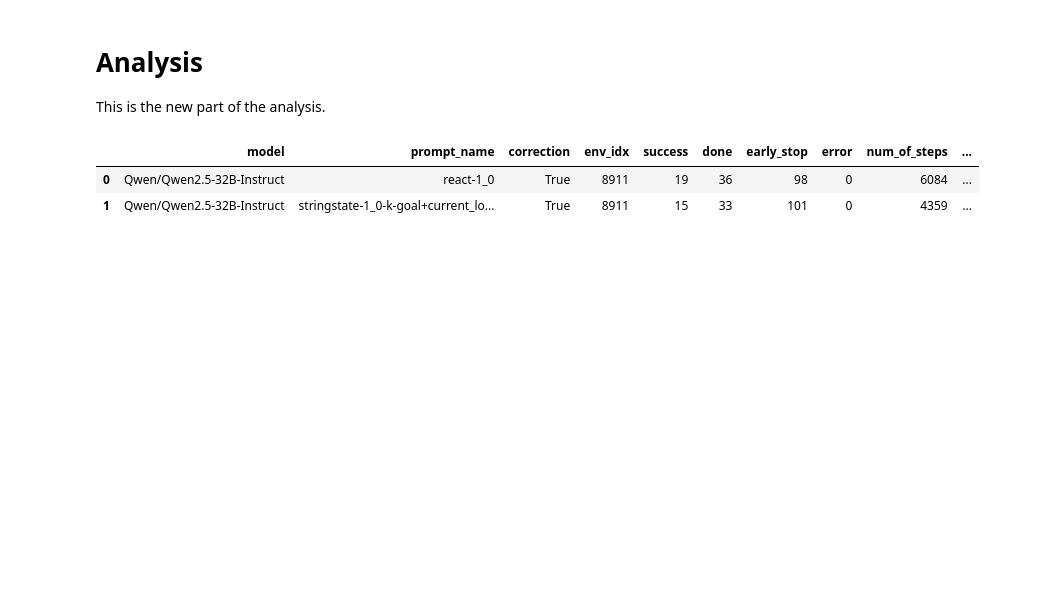
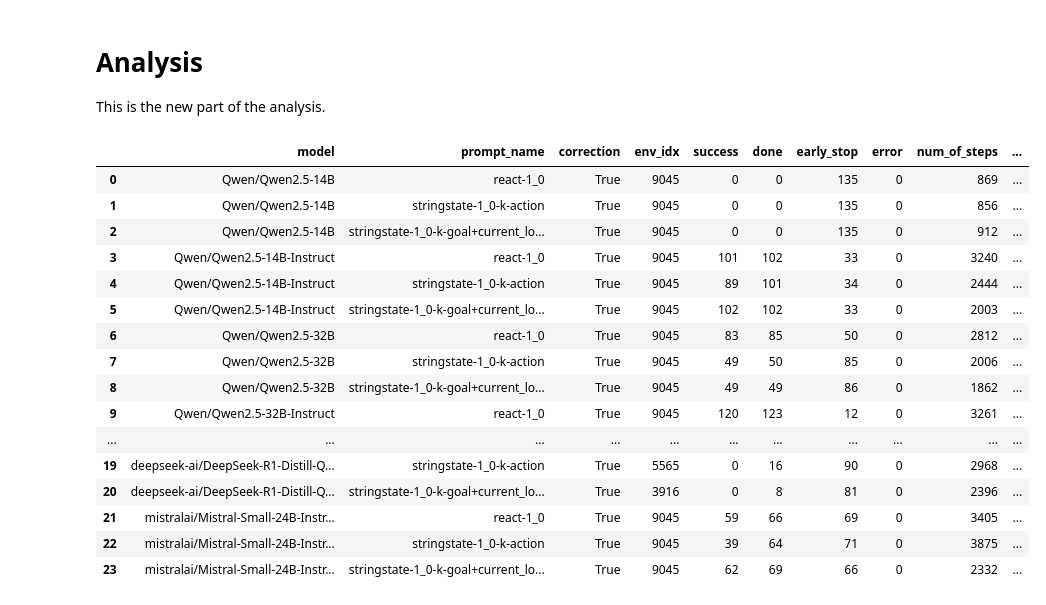
Before and after one commit to ai-nikolai/StateAct, a Jupyter notebook: alfworld_runs/analysis_alfworld_eval_notebook.ipynb, the cells around one changed output. Drawn from its saved outputs; the diff is of its cells as text; code cells hidden in the pictures; blank space fills up the shorter version.

```diff
--- a/alfworld_runs/analysis_alfworld_eval_notebook.ipynb
+++ b/alfworld_runs/analysis_alfworld_eval_notebook.ipynb
@@ -154,23 +62,0 @@ def create_pivot(in_data,variable="success",aggregation_function="sum"):# pivot1
-# %%
-# file_name = "v5_2_eval_main"
-file_name = "v5_eval_correction"
-# file_name = "v5_eval"
-# file_name = "v5_3_eval"
-# file_name = "v5_3_eval_16K"
-# file_name = "v5_3_test"
-
-
-
-
-# new_eval = load_data("v4_0_0_eval")
-new_eval = load_data(file_name)
-# new_eval.head()
-
-x,y = analyse_data_old(new_eval)
-y.to_csv(f"{file_name}_scores.csv",sep="&",index=False, float_format='%.2f')
-
-x.head()
-# %% [output]
-|  | model | prompt_name | correction | env_idx | success | done | early_stop | error | num_of_steps | ... |
-| 0 | Qwen/Qwen2.5-32B-Instruct | react-1_0 | True | 8911 | 19 | 36 | 98 | 0 | 6084 | ... |
-| 1 | Qwen/Qwen2.5-32B-Instruct | stringstate-1_0-k-goal+current_lo... | True | 8911 | 15 | 33 | 101 | 0 | 4359 | ... |
@@ -176,0 +154,37 @@ x.head()
+# %%
+# file_name = "v5_2_eval_main"
+# file_name = "v5_eval_correction"
+# file_name = "v5_eval"
+# file_name = "v5_3_eval"
+# file_name = "v5_3_eval_16K"
+file_name = "v5_4_eval_16K"
+
+
+
+
+# new_eval = load_data("v4_0_0_eval")
+new_eval = load_data(file_name)
+# new_eval.head()
+
+x,y = analyse_data_old(new_eval)
+y.to_csv(f"{file_name}_scores.csv",sep="&",index=False, float_format='%.2f')
+
+x.head(15)
+# %% [output]
+|  | model | prompt_name | correction | env_idx | success | done | early_stop | error | num_of_steps | ... |
+| 0 | Qwen/Qwen2.5-14B | react-1_0 | True | 9045 | 0 | 0 | 135 | 0 | 869 | ... |
+| 1 | Qwen/Qwen2.5-14B | stringstate-1_0-k-action | True | 9045 | 0 | 0 | 135 | 0 | 856 | ... |
+| 2 | Qwen/Qwen2.5-14B | stringstate-1_0-k-goal+current_lo... | True | 9045 | 0 | 0 | 135 | 0 | 912 | ... |
+| 3 | Qwen/Qwen2.5-14B-Instruct | react-1_0 | True | 9045 | 101 | 102 | 33 | 0 | 3240 | ... |
+| 4 | Qwen/Qwen2.5-14B-Instruct | stringstate-1_0-k-action | True | 9045 | 89 | 101 | 34 | 0 | 2444 | ... |
+| 5 | Qwen/Qwen2.5-14B-Instruct | stringstate-1_0-k-goal+current_lo... | True | 9045 | 102 | 102 | 33 | 0 | 2003 | ... |
+| 6 | Qwen/Qwen2.5-32B | react-1_0 | True | 9045 | 83 | 85 | 50 | 0 | 2812 | ... |
+| 7 | Qwen/Qwen2.5-32B | stringstate-1_0-k-action | True | 9045 | 49 | 50 | 85 | 0 | 2006 | ... |
+| 8 | Qwen/Qwen2.5-32B | stringstate-1_0-k-goal+current_lo... | True | 9045 | 49 | 49 | 86 | 0 | 1862 | ... |
+| 9 | Qwen/Qwen2.5-32B-Instruct | react-1_0 | True | 9045 | 120 | 123 | 12 | 0 | 3261 | ... |
+| ... | ... | ... | ... | ... | ... | ... | ... | ... | ... | ... |
+| 19 | deepseek-ai/DeepSeek-R1-Distill-Q... | stringstate-1_0-k-action | True | 5565 | 0 | 16 | 90 | 0 | 2968 | ... |
+| 20 | deepseek-ai/DeepSeek-R1-Distill-Q... | stringstate-1_0-k-goal+current_lo... | True | 3916 | 0 | 8 | 81 | 0 | 2396 | ... |
+| 21 | mistralai/Mistral-Small-24B-Instr... | react-1_0 | True | 9045 | 59 | 66 | 69 | 0 | 3405 | ... |
+| 22 | mistralai/Mistral-Small-24B-Instr... | stringstate-1_0-k-action | True | 9045 | 39 | 64 | 71 | 0 | 3875 | ... |
+| 23 | mistralai/Mistral-Small-24B-Instr... | stringstate-1_0-k-goal+current_lo... | True | 9045 | 62 | 69 | 66 | 0 | 2332 | ... |
```
Also changed, not shown: parts of 25 cells of this notebook.
